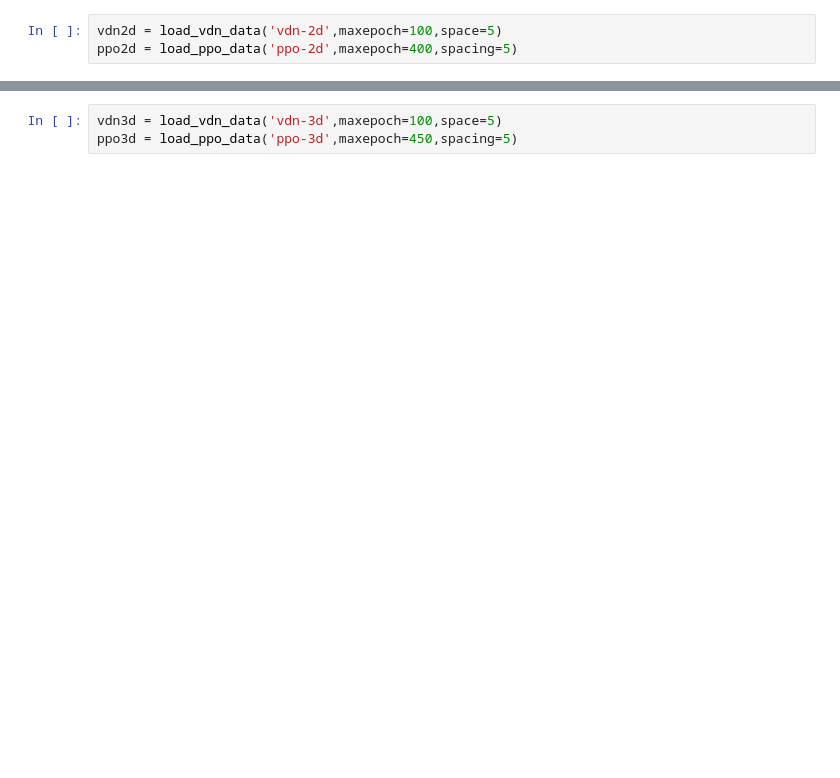
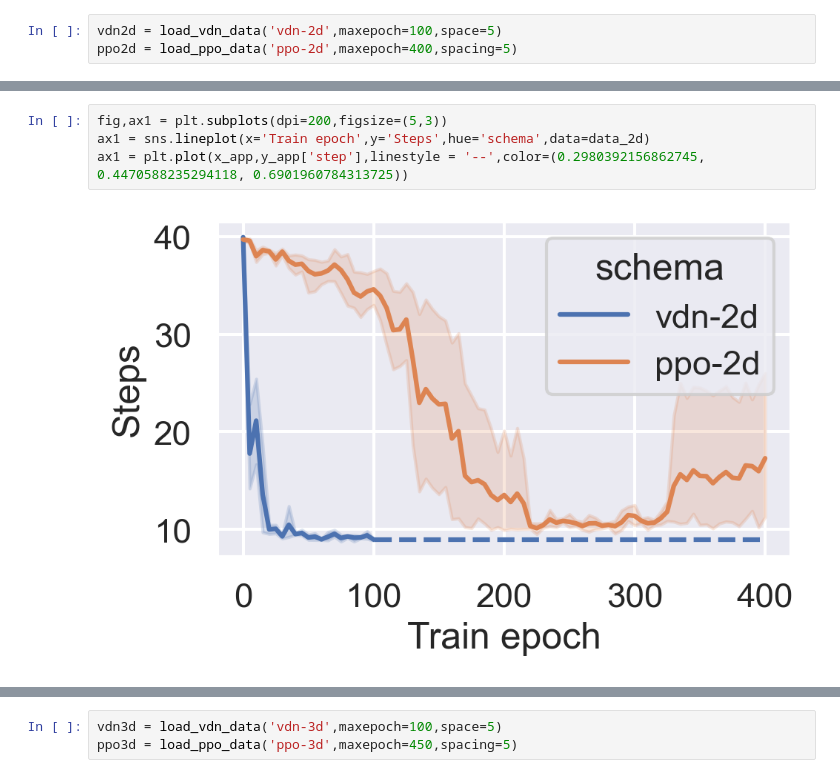
Before and after one commit to Polaris-Yang/MARL-DMFB, a Jupyter notebook: drawRes-dmfb/DrawRes.ipynb, the cells around one changed output, grey strips where cells are left out. Saved outputs shown, nothing was run; the diff lists cells and outputs as text; blank space fills up the shorter version.

```diff
--- a/drawRes-dmfb/DrawRes.ipynb
+++ b/drawRes-dmfb/DrawRes.ipynb
@@ -70 +74,7 @@ ax1 = plt.plot(x_app,y_app['success'],linestyle = '--',color=(0.1215686274509803
+# %%
+fig,ax1 = plt.subplots(dpi=200,figsize=(5,3))
+ax1 = sns.lineplot(x='Train epoch',y='Steps',hue='schema',data=data_2d)
+ax1 = plt.plot(x_app,y_app['step'],linestyle = '--',color=(0.2980392156862745, 0.4470588235294118, 0.6901960784313725))
+# %% [output]
+[figure, added]
 # %%
```
Also changed, not shown: parts of 13 cells of this notebook, 3 other files.
